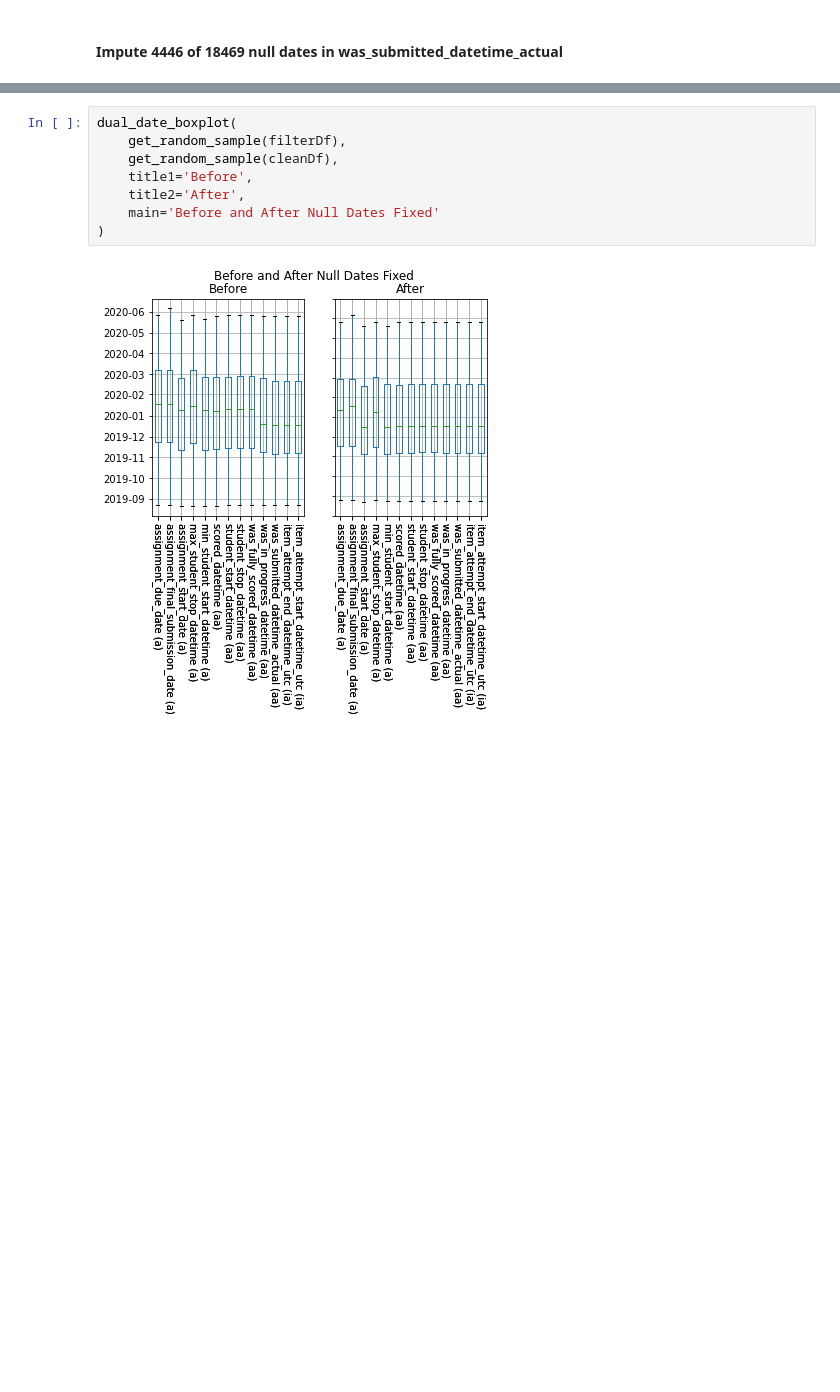
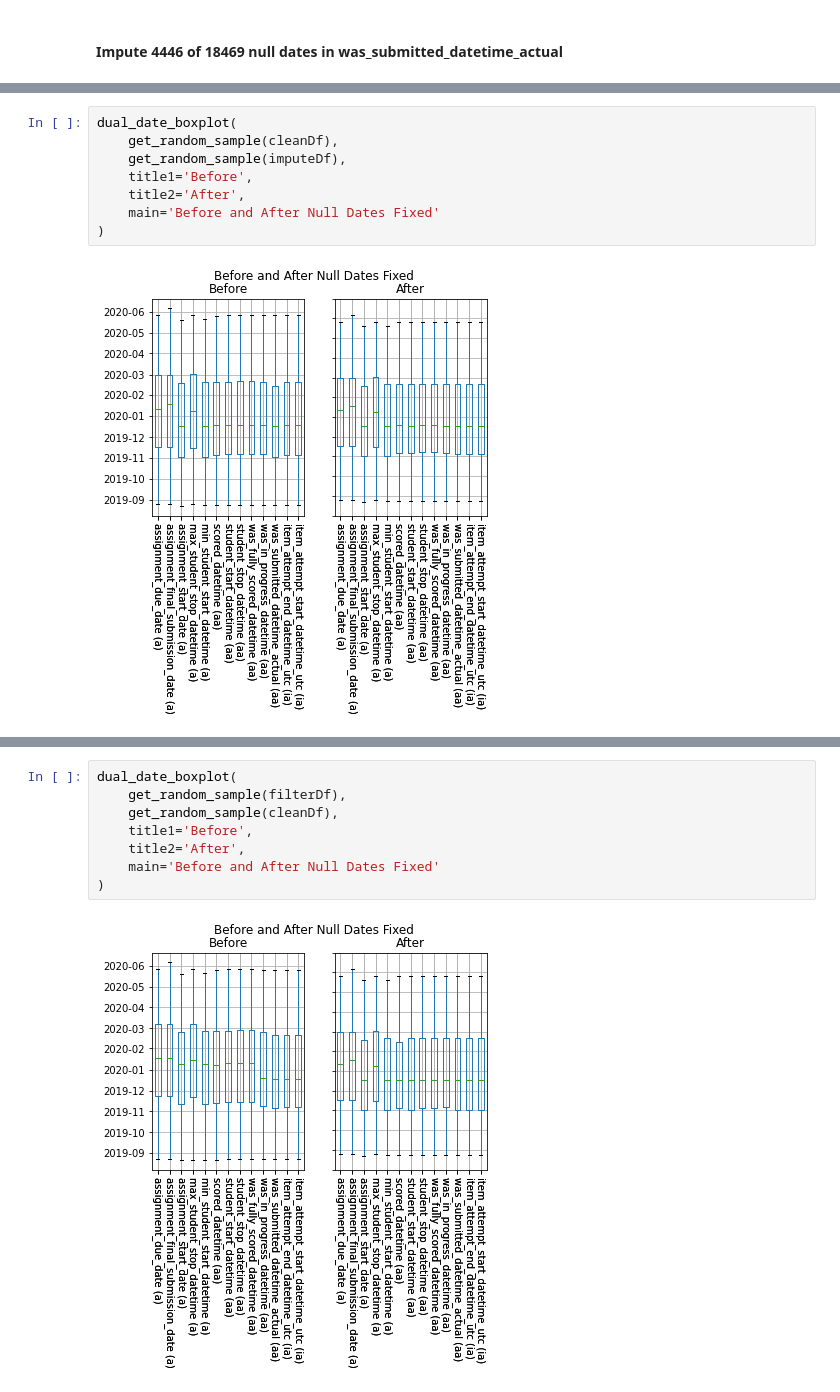
Before and after one commit to dlhinkley/c772-capstone-project, a Jupyter notebook: jupyter/03-cleaning.ipynb, the cells around one changed output, grey strips where cells are left out. Saved outputs shown, nothing was run; the diff lists cells and outputs as text; blank space fills up the shorter version.

```diff
--- a/jupyter/03-cleaning.ipynb
+++ b/jupyter/03-cleaning.ipynb
@@ -70,0 +107,10 @@ cleanDf = impute_4446_null_dates(cleanDf)
+# %%
+dual_date_boxplot(
+    get_random_sample(cleanDf),
+    get_random_sample(imputeDf),
+    title1='Before',
+    title2='After',
+    main='Before and After Null Dates Fixed'
+)
+# %% [output]
+[figure, added]
```
Also changed, not shown: parts of 36 cells of this notebook, 4 other files.
